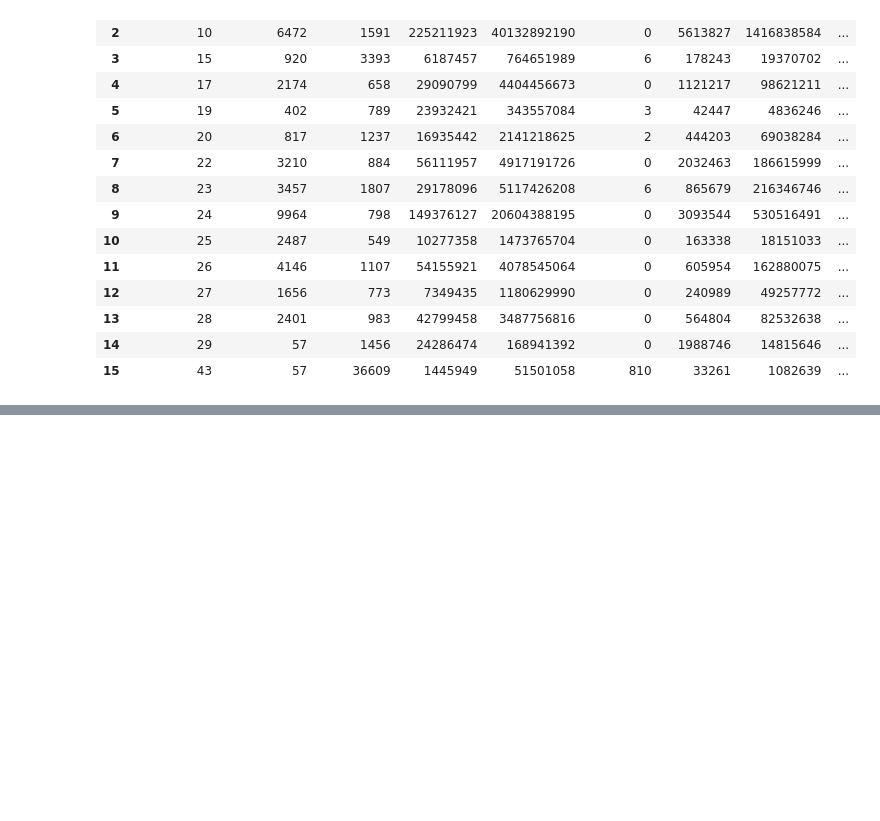
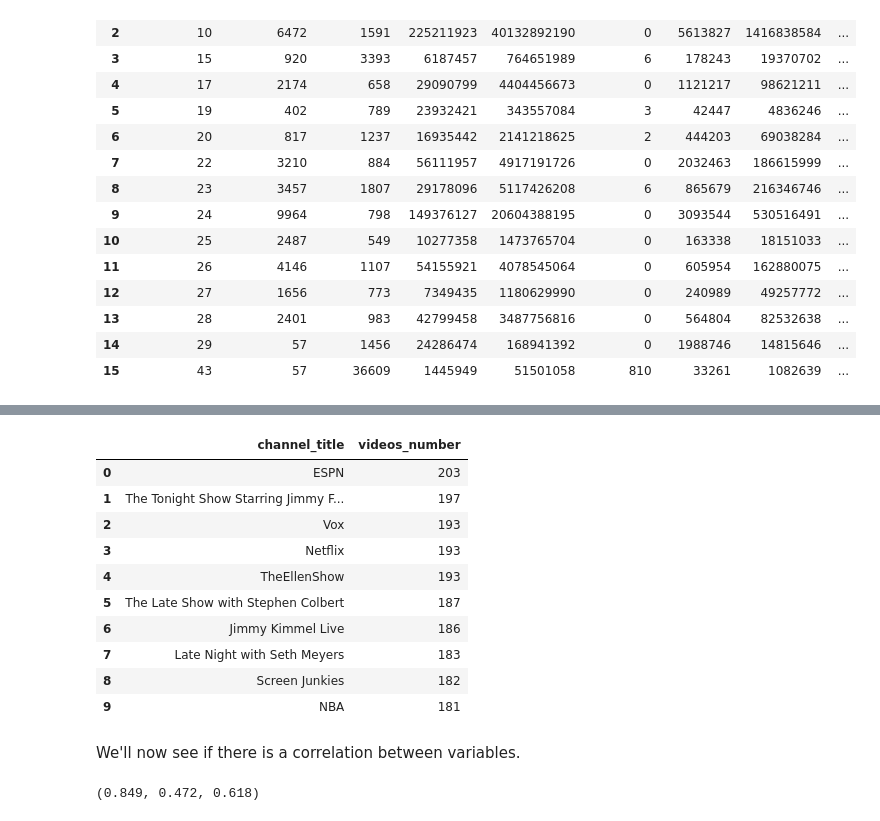
Before and after one commit to soumeyademil/EDA-Trending-Ytb-Videos, a Jupyter notebook: EDA_Trending_Ytb_Videos_Dataset.ipynb, the cells around one changed output, grey strips where cells are left out. Saved outputs shown, nothing was run; the diff lists cells and outputs as text; code cells hidden in the pictures; blank space fills up the shorter version.

```diff
--- a/EDA_Trending_Ytb_Videos_Dataset.ipynb
+++ b/EDA_Trending_Ytb_Videos_Dataset.ipynb
@@ -203,0 +210,32 @@ axes = cat_df.plot.bar(rot=90, subplots=True, layout=(1, 2), x='category_name',
+# %%
+# Get frequency (or number of videos) for each channel title
+channel_freq = ytb_df.groupby('channel_title').agg(
+    videos_number = ('video_id', 'count')
+)
+
+channel_freq.sort_values(by='videos_number', ascending=False, inplace=True)
+channel_freq.reset_index(inplace=True)
+channel_freq.head(10)
+# %% [output]
+|  | channel_title | videos_number |
+| 0 | ESPN | 203 |
+| 1 | The Tonight Show Starring Jimmy F... | 197 |
+| 2 | Vox | 193 |
+| 3 | Netflix | 193 |
+| 4 | TheEllenShow | 193 |
+| 5 | The Late Show with Stephen Colbert | 187 |
+| 6 | Jimmy Kimmel Live | 186 |
+| 7 | Late Night with Seth Meyers | 183 |
+| 8 | Screen Junkies | 182 |
+| 9 | NBA | 181 |
+# %% [markdown]
+We'll now see if there is a correlation between variables.
+# %%
+# Get correlation between views and likes
+corr_views_likes = ytb_df['views'].corr(ytb_df['likes'])
+corr_views_dislikes = ytb_df['views'].corr(ytb_df['dislikes'])
+corr_views_comments = ytb_df['views'].corr(ytb_df['comment_count'])
+
+corr_views_likes.round(3), corr_views_dislikes.round(3), corr_views_comments.round(3)
+# %% [output]
+(0.849, 0.472, 0.618)
```
Also changed, not shown: parts of 3 cells of this notebook.
